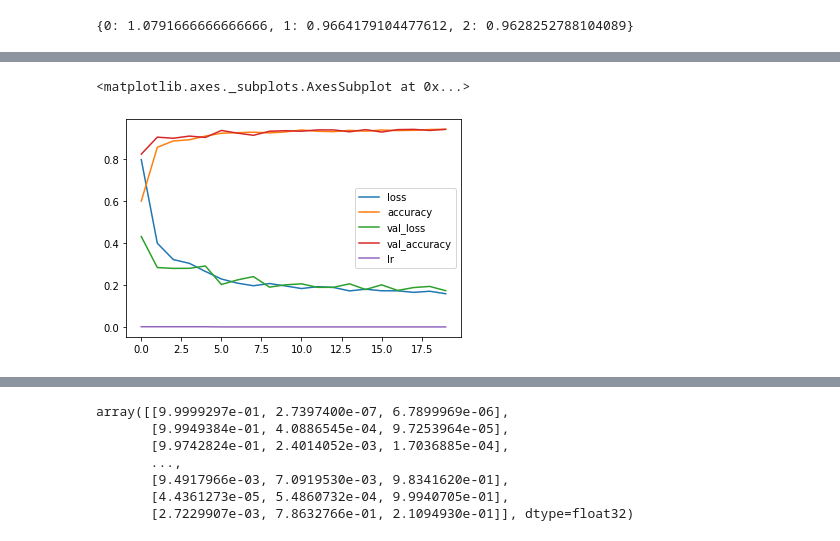
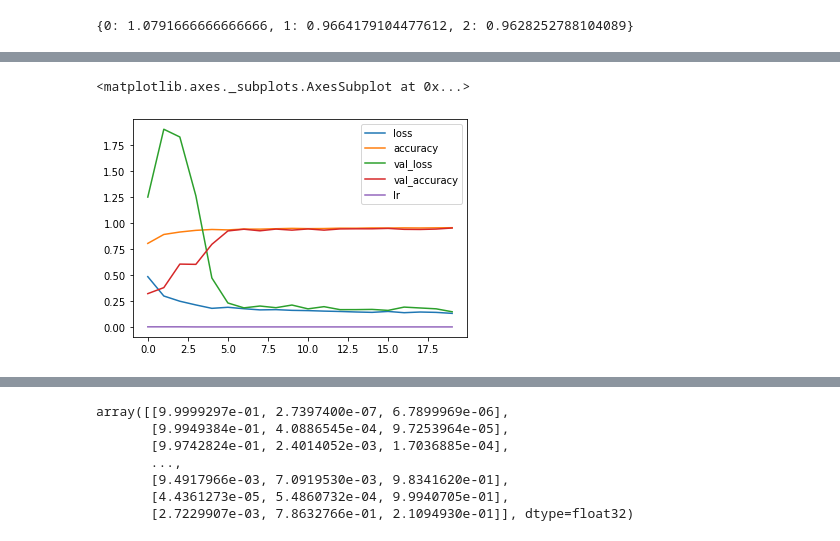
Before and after one commit to prtk0007/Chest_Xray_detection, a Jupyter notebook: scratch_cnn_1.ipynb, the cells around one changed output, grey strips where cells are left out. Cells and saved outputs as stored; diff of their text form; code cells hidden in the pictures.

```diff
--- a/scratch_cnn_1.ipynb
+++ b/scratch_cnn_1.ipynb
@@ -16,9 +21,9 @@ import matplotlib.pyplot as plt
 import numpy as np
 import pandas as pd
 # %%
-train_path = '/content/Data/train'
+train_path = '/content/drive/MyDrive/Covid git/Data/train'
 #test_path = '/content/test'
-valid_path = '/content/Data/val'
+valid_path = '/content/drive/MyDrive/Covid git/Data/val'
 # %%
 
 #Define standard parameter values
@@ -44,7 +49,7 @@ test_data_gen = ImageDataGenerator(rescale = 1./255)
 train = image_gen.flow_from_directory(
     train_path,
     target_size=(img_height, img_width),
-    color_mode='rgb',
+    color_mode='grayscale',
     class_mode='categorical',
     batch_size=batch_size
                                       )
@@ -59,7 +64,7 @@ train = image_gen.flow_from_directory(
 valid = test_data_gen.flow_from_directory(
       valid_path,
       target_size=(img_height, img_width),
-      color_mode='rgb',shuffle=False,
+      color_mode='grayscale',shuffle=False,
       class_mode='categorical',
       batch_size=batch_size
       )
@@ -75,30 +80,30 @@ from tensorflow.keras.callbacks import EarlyStopping,ReduceLROnPlateau
 
 cnn = Sequential()
 
-cnn.add(Conv2D(32, (3, 3), activation="relu", input_shape=(img_width, img_height, 3)))
+cnn.add(Conv2D(32, (3, 3), activation="relu", input_shape=(img_width, img_height, 1)))
+cnn.add(BatchNormalization())
 cnn.add(MaxPooling2D(pool_size = (2, 2)))
 
-cnn.add(Conv2D(32, (3, 3), activation="relu", input_shape=(img_width, img_height, 3)))
+cnn.add(Conv2D(32, (3, 3), activation="relu", input_shape=(img_width, img_height, 1)))
 cnn.add(MaxPooling2D(pool_size = (2, 2)))
 
-cnn.add(Conv2D(32, (3, 3), activation="relu", input_shape=(img_width, img_height, 3)))
+cnn.add(Conv2D(32, (1, 1), activation="relu", input_shape=(img_width, img_height, 1)))
 cnn.add(MaxPooling2D(pool_size = (2, 2)))
 
-cnn.add(Conv2D(64, (3, 3), activation="relu", input_shape=(img_width, img_height, 3)))
+cnn.add(Conv2D(64, (3, 3), activation="relu", input_shape=(img_width, img_height, 1)))
 cnn.add(MaxPooling2D(pool_size = (2, 2)))
 
-cnn.add(Conv2D(64, (3, 3), activation="relu", input_shape=(img_width, img_height, 3)))
+cnn.add(Conv2D(64, (1, 1), activation="relu", input_shape=(img_width, img_height, 1)))
 cnn.add(MaxPooling2D(pool_size = (2, 2)))
 
-cnn.add(Conv2D(128, (3, 3), activation="relu", input_shape=(img_width, img_height, 3)))
+cnn.add(Conv2D(128, (3, 3), activation="relu", input_shape=(img_width, img_height, 1)))
 cnn.add(MaxPooling2D(pool_size = (2, 2)))
 
 cnn.add(Flatten())
 
 cnn.add(Dense(activation = 'relu', units = 256))
-cnn.add(Dropout(0.3))
-cnn.add(Dense(activation = 'relu', units = 128))
-cnn.add(Dropout(0.1))
+cnn.add(Dropout(0.4))
+
 cnn.add(Dense(activation = 'softmax', units = 3))
 
 
@@ -139,6 +144,6 @@ print(cw)
 # %% [output]
 {0: 1.0791666666666666, 1: 0.9664179104477612, 2: 0.9628252788104089}
 # %%
-cnn.fit(train,epochs=20, validation_data=valid, class_weight=cw, callbacks=callbacks_list)
+r = cnn.fit(train,epochs=20, validation_data=valid, class_weight=cw, callbacks=callbacks_list)
 # %% [output]
 Epoch 1/20
@@ -174,8 +183,8 @@ cnn.evaluate(valid)
 # %%
-pd.DataFrame(cnn.history.history).plot()
+pd.DataFrame(r.history).plot()
 # %% [output]
 <matplotlib.axes._subplots.AxesSubplot at 0x...>
-[figure, old version]
+[figure, new version]
 # %%
 preds = cnn.predict(valid,verbose=1)
 # %% [output]
```
Also changed, not shown: parts of 12 cells of this notebook.
